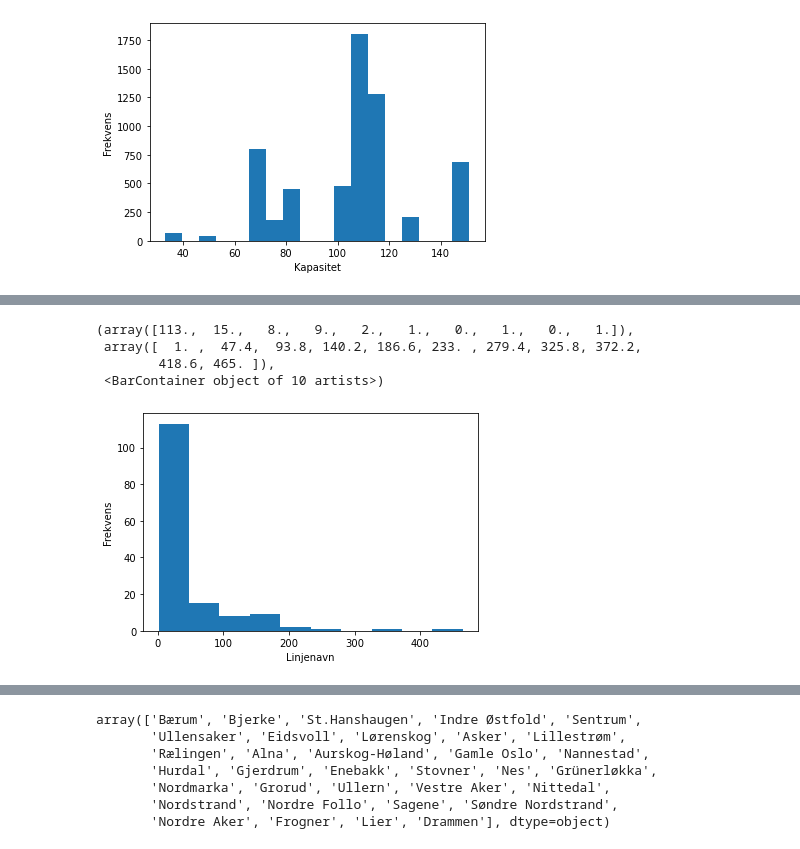
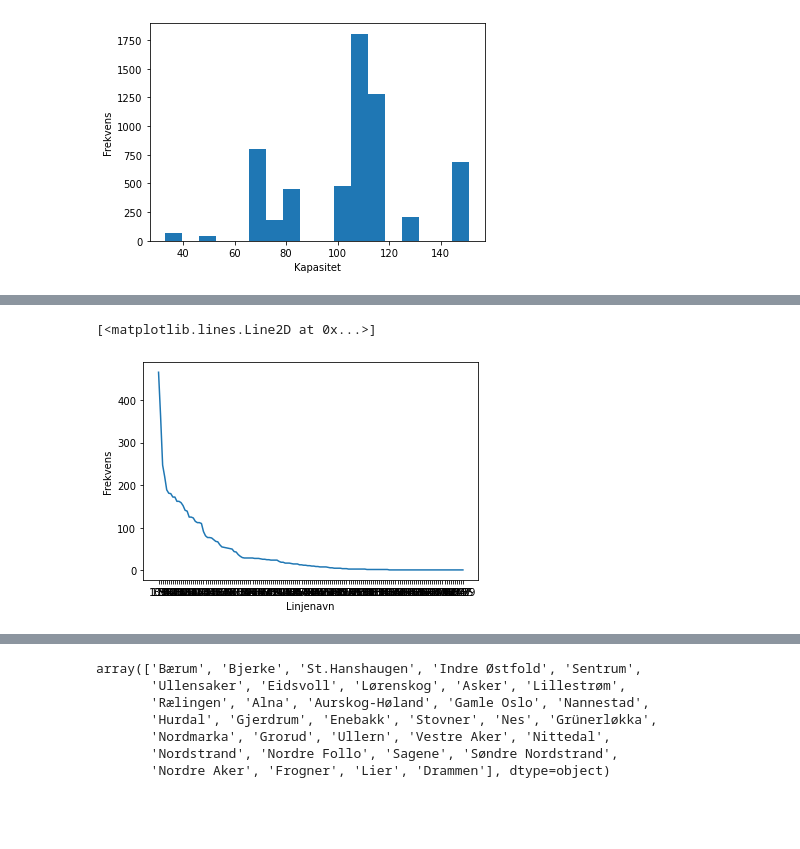
Before and after one commit to Kenn3Th/DAVE3625, a Jupyter notebook: Assignment_1/Oblig1.ipynb, the cells around one changed output, grey strips where cells are left out. Saved outputs shown, nothing was run; the diff lists cells and outputs as text; code cells hidden in the pictures; blank space fills up the shorter version.

```diff
--- a/Assignment_1/Oblig1.ipynb
+++ b/Assignment_1/Oblig1.ipynb
@@ -146,12 +81,10 @@ len(pd.unique(Ruter_df.Linjenavn))
 # %%
 fig_Lname = plt.figure() #fig_Lname = figure for linjenavn
+data = Ruter_df.Linjenavn.value_counts()
 ax_Lname = fig_Lname.add_subplot(1,1,1) #ax_Lname = axis for linjenavn
 ax_Lname.set_xlabel('Linjenavn')
 ax_Lname.set_ylabel('Frekvens')
-ax_Lname.hist(Ruter_df.Linjenavn.value_counts())
+ax_Lname.plot(Ruter_df.Linjenavn.value_counts())
 # %% [output]
-(array([113.,  15.,   8.,   9.,   2.,   1.,   0.,   1.,   0.,   1.]),
- array([  1. ,  47.4,  93.8, 140.2, 186.6, 233. , 279.4, 325.8, 372.2,
-        418.6, 465. ]),
- <BarContainer object of 10 artists>)
+[<matplotlib.lines.Line2D at 0x...>]
-[figure, old version]
+[figure, new version]
```
Also changed, not shown: parts of 16 cells of this notebook, 2 other files.
